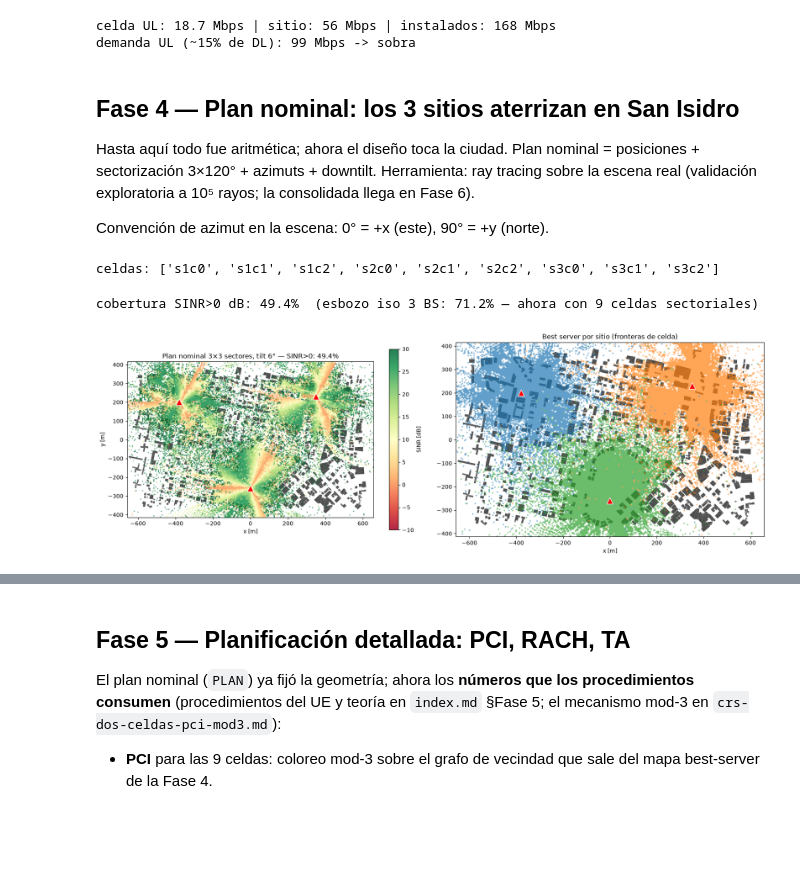
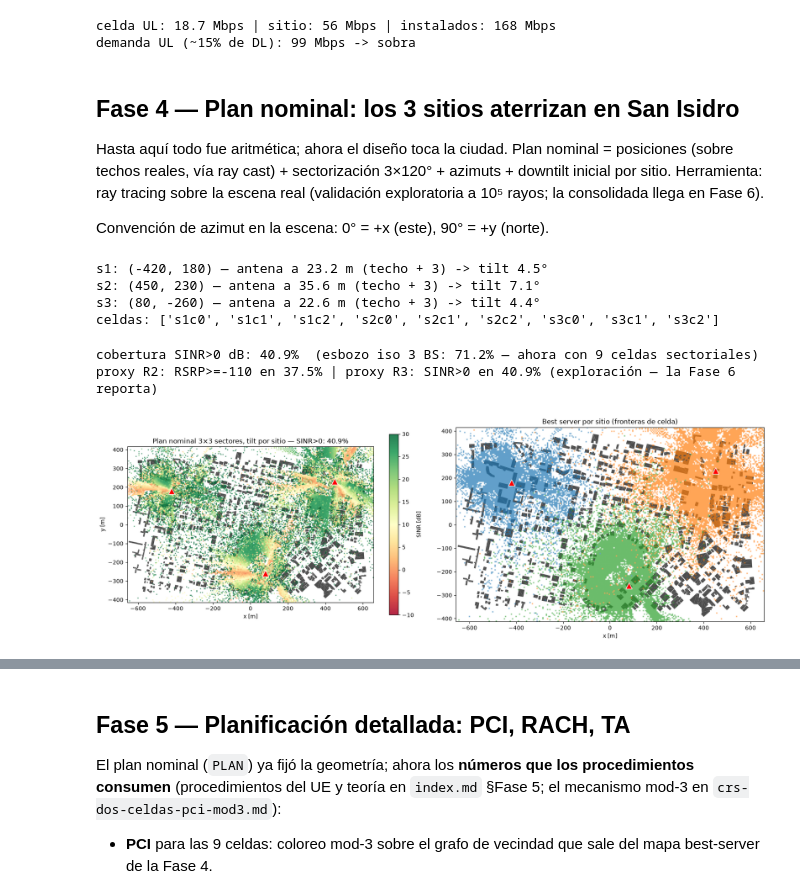
Before and after one commit to ollerenac/wireless-communication-systems, a Jupyter notebook: docs/sessions/07-network-design/design.ipynb, the cells around one changed output, grey strips where cells are left out. Saved outputs shown, nothing was run; the diff lists cells and outputs as text; code cells hidden in the pictures; blank space fills up the shorter version.

```diff
--- a/docs/sessions/07-network-design/design.ipynb
+++ b/docs/sessions/07-network-design/design.ipynb
@@ -322,7 +322,8 @@ demanda UL (~15% de DL): 99 Mbps -> sobra
 ## Fase 4 — Plan nominal: los 3 sitios aterrizan en San Isidro
 
 Hasta aquí todo fue aritmética; ahora el diseño toca la ciudad. Plan
-nominal = posiciones + sectorización 3×120° + azimuts + downtilt.
+nominal = posiciones (sobre techos reales, vía ray cast) + sectorización
+3×120° + azimuts + downtilt inicial por sitio.
 Herramienta: ray tracing sobre la escena real (validación exploratoria a
 10⁵ rayos; la consolidada llega en Fase 6).
 
@@ -344,20 +345,46 @@ scene.rx_array = PlanarArray(num_rows=1, num_cols=1,
                              vertical_spacing=0.5, horizontal_spacing=0.5,
                              pattern="iso", polarization="V")
 
-# Plan nominal: 3 sitios (validados por el esbozo) × 3 sectores
-SITIOS = {"s1": [-380.0, 200.0, 30.0],
-          "s2": [ 350.0, 230.0, 30.0],
-          "s3": [   0.0, -260.0, 30.0]}
+# altura_en(x, y): ray cast vertical — altura real del techo (0.0 si caes
+# en la calle). La antena no flota: techo + 3 m de mástil.
+import mitsuba as mi
+def altura_en(x, y):
+    ray = mi.Ray3f(mi.Point3f(float(x), float(y), 500.0), mi.Vector3f(0.0, 0.0, -1.0))
+    si = scene.mi_scene.ray_intersect(ray)
+    return float(np.array(si.p.z)[0]) if bool(np.array(si.is_valid())[0]) else 0.0
+
+def mejor_techo(cx, cy, radio=100, paso=20):
+    cand = [(cx+dx, cy+dy) for dx in range(-radio, radio+1, paso)
+                            for dy in range(-radio, radio+1, paso)]
+    return max(cand, key=lambda p: altura_en(*p))
+
+# Plan nominal: 3 sitios (validados por el esbozo) × 3 sectores, cada uno
+# posado en el mejor techo cerca de su posición nominal
+SITIOS_XY = {n: mejor_techo(cx, cy) for n, (cx, cy) in
+             {"s1": (-380, 200), "s2": (350, 230), "s3": (0, -260)}.items()}
+SITIOS = {n: [float(x), float(y), altura_en(x, y) + 3.0]
+          for n, (x, y) in SITIOS_XY.items()}
 AZIMUTS_DEG = [0.0, 120.0, 240.0]
-TILT_DEG = 6.0                       # downtilt inicial; se barre más abajo
+# Downtilt inicial POR SITIO: el haz principal toca suelo a ~0.7 × radio
+# de diseño (§4.3) — antena más alta, más tilt. Se barre (uniforme) abajo.
+d_obj = 0.7 * COBERTURA["radio_m"]
+TILT_DEG = {n: float(np.degrees(np.arctan((p[2] - 1.5) / d_obj)))
+            for n, p in SITIOS.items()}
+for n, p in SITIOS.items():
+    print(f"{n}: ({p[0]:.0f}, {p[1]:.0f}) — antena a {p[2]:.1f} m (techo + 3) "
+          f"-> tilt {TILT_DEG[n]:.1f}°")
 
 for sname, pos in SITIOS.items():
     for k, az in enumerate(AZIMUTS_DEG):
-        scene.add(Transmitter(f"{sname}c{k}", position=pos,
-                              orientation=[float(np.deg2rad(az)), float(np.deg2rad(TILT_DEG)), 0.0],
+        scene.add(Transmitter(f"{sname}c{k}", position=[float(v) for v in pos],
+                              orientation=[float(np.deg2rad(az)),
+                                           float(np.deg2rad(TILT_DEG[sname])), 0.0],
                               power_dbm=REQ["p_tx_dbm_max"]))
 print("celdas:", list(scene.transmitters.keys()))
 # %% [output]
+s1: (-420, 180) — antena a 23.2 m (techo + 3) -> tilt 4.5°
+s2: (450, 230) — antena a 35.6 m (techo + 3) -> tilt 7.1°
+s3: (80, -260) — antena a 22.6 m (techo + 3) -> tilt 4.4°
 celdas: ['s1c0', 's1c1', 's1c2', 's2c0', 's2c1', 's2c2', 's3c0', 's3c1', 's3c2']
 # %%
 # ---- Mapa del plan nominal: SINR y best-server POR SITIO ----
@@ -389,36 +416,45 @@ tris = np.concatenate(tris)
 cc = np.array(rm4.cell_centers)
 extent = [cc[...,0].min(), cc[...,0].max(), cc[...,1].min(), cc[...,1].max()]
 sinr9 = np.array(rm4.sinr)                     # [9, ny, nx]
 sinr_db4 = 10*np.log10(np.where(sinr9.max(0) > 0, sinr9.max(0), np.nan))
 rss9 = np.array(rm4.rss)
 sitio_srv = rss9.argmax(axis=0) // 3           # celda ganadora -> sitio
 cubierto = rss9.sum(axis=0) > 0
 
+# Métrica gemela: proxy de R2 (§2.5) — RSRP = RSS + 8 dB (corrección de
+# array no modelado) - 10log10(n_sc). Sin cobertura = incumplimiento.
+rss_dbm4  = 10*np.log10(np.where(rss9.max(0) > 0, rss9.max(0), np.nan)) + 30
+rsrp_dbm4 = rss_dbm4 + 8.0 - 10*np.log10(n_sc)
+pct_rsrp4 = float((np.nan_to_num(rsrp_dbm4, nan=-999) >= REQ["rsrp_min_dbm"]).mean() * 100)
+print(f"proxy R2: RSRP>={REQ['rsrp_min_dbm']:.0f} en {pct_rsrp4:.1f}% | "
+      f"proxy R3: SINR>0 en {pct_sinr(rm4):.1f}% (exploración — la Fase 6 reporta)")
+
 fig, axs = plt.subplots(1, 2, figsize=(17, 6))
 im0 = axs[0].imshow(sinr_db4, origin="lower", extent=extent,
                     cmap="RdYlGn", vmin=-10, vmax=30, zorder=2, alpha=0.85)
 plt.colorbar(im0, ax=axs[0], shrink=0.8, label="SINR [dB]")
-axs[0].set_title(f"Plan nominal 3×3 sectores, tilt {TILT_DEG:.0f}° — "
+axs[0].set_title(f"Plan nominal 3×3 sectores, tilt por sitio — "
                  f"SINR>0: {pct_sinr(rm4):.1f}%")
 im1 = axs[1].imshow(np.where(cubierto, sitio_srv, np.nan), origin="lower",
                     extent=extent, cmap="tab10", vmin=0, vmax=9,
                     zorder=2, alpha=0.7)
 axs[1].set_title("Best server por sitio (fronteras de celda)")
 for ax in axs:
     ax.add_collection(PolyCollection(tris, facecolor="0.3",
                                      edgecolor="none", zorder=1))
     for sname, pos in SITIOS.items():
         ax.plot(pos[0], pos[1], "r^", markersize=12, zorder=3,
                 markeredgecolor="white")
     ax.set_xlim(extent[0], extent[1]); ax.set_ylim(extent[2], extent[3])
     ax.set_aspect("equal"); ax.set_xlabel("x [m]")
 axs[0].set_ylabel("y [m]")
 plt.tight_layout()
 plt.savefig("resultados/plan_nominal_mapas.png", dpi=120, bbox_inches="tight")
 plt.show()
 # %% [output]
-cobertura SINR>0 dB: 49.4%  (esbozo iso 3 BS: 71.2% — ahora con 9 celdas sectoriales)
+cobertura SINR>0 dB: 40.9%  (esbozo iso 3 BS: 71.2% — ahora con 9 celdas sectoriales)
+proxy R2: RSRP>=-110 en 37.5% | proxy R3: SINR>0 en 40.9% (exploración — la Fase 6 reporta)
-[figure, old version]
+[figure, new version]
 # %%
 # ---- Barrido de downtilt: el parámetro de interferencia ----
 # geometría: el haz principal toca suelo a d = h/tan(tilt)
```
Also changed, not shown: parts of 7 cells of this notebook, 1 other file.
